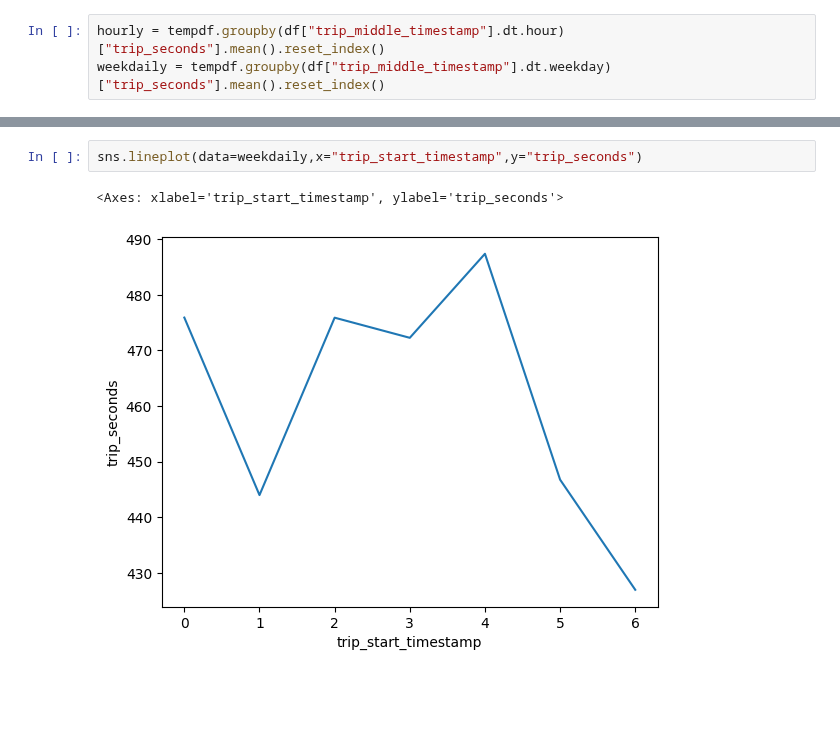
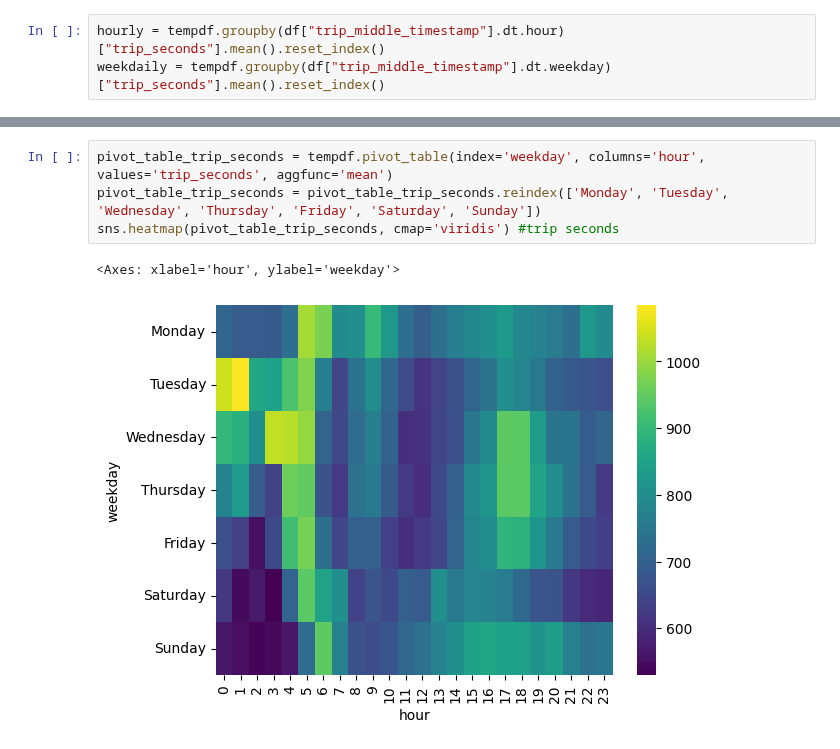
Before and after one commit to ltempfli/AAA-AIbertus-Magnus, a Jupyter notebook: tasks/02_Descriptive_Analytics.ipynb, the cells around one changed output, grey strips where cells are left out. Cells and saved outputs as stored; diff of their text form; blank space fills up the shorter version.

```diff
--- a/tasks/02_Descriptive_Analytics.ipynb
+++ b/tasks/02_Descriptive_Analytics.ipynb
@@ -133,5 +110,7 @@ sns.lineplot(data=hourly,x="trip_start_timestamp",y="trip_seconds")
-# %%
-sns.lineplot(data=weekdaily,x="trip_start_timestamp",y="trip_seconds")
-# %% [output]
-<Axes: xlabel='trip_start_timestamp', ylabel='trip_seconds'>
-[figure, removed]
+# %%
+pivot_table_trip_seconds = tempdf.pivot_table(index='weekday', columns='hour', values='trip_seconds', aggfunc='mean')
+pivot_table_trip_seconds = pivot_table_trip_seconds.reindex(['Monday', 'Tuesday', 'Wednesday', 'Thursday', 'Friday', 'Saturday', 'Sunday'])
+sns.heatmap(pivot_table_trip_seconds, cmap='viridis') #trip seconds
+# %% [output]
+<Axes: xlabel='hour', ylabel='weekday'>
+[figure, added]
```
Also changed, not shown: parts of 11 cells of this notebook.
